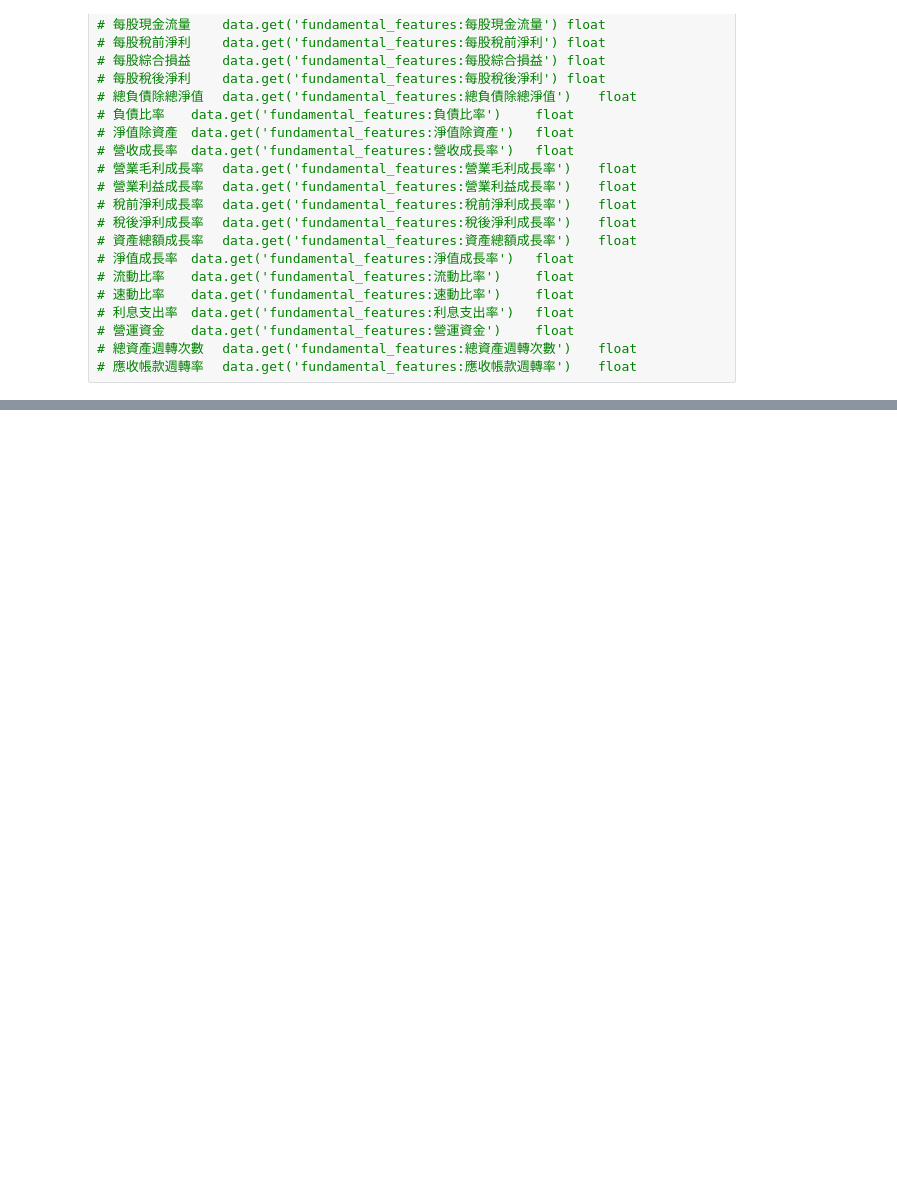
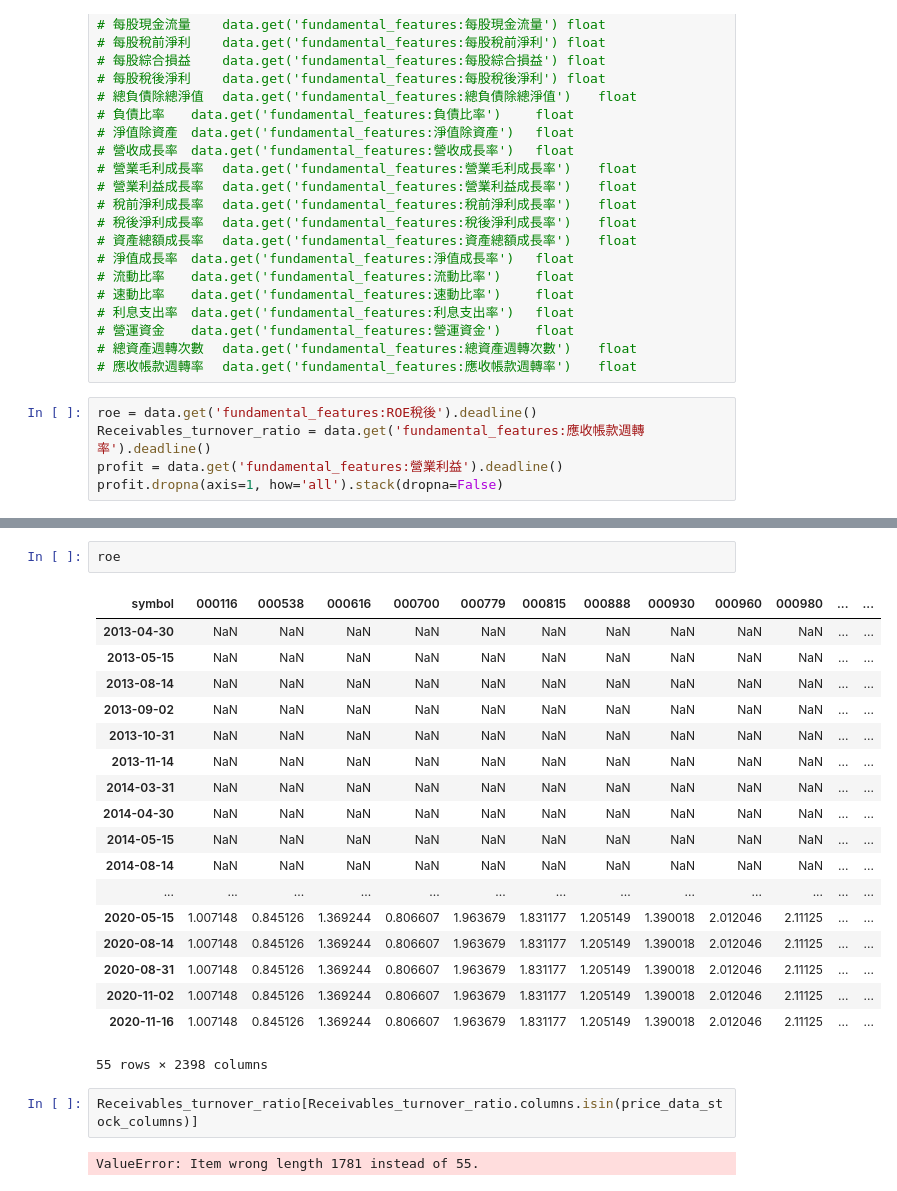
Before and after one commit to max0514/trading_bot, a Jupyter notebook: ML_financial_statement.ipynb, the cells around one changed output, grey strips where cells are left out. Saved outputs shown, nothing was run; the diff lists cells and outputs as text; blank space fills up the shorter version.

```diff
--- a/ML_financial_statement.ipynb
+++ b/ML_financial_statement.ipynb
@@ -67,3 +67,8 @@ finlab.login(str(os.getenv('FINLAB_API')))
 # 營運資金	data.get('fundamental_features:營運資金')	float
 # 總資產週轉次數	data.get('fundamental_features:總資產週轉次數')	float
 # 應收帳款週轉率	data.get('fundamental_features:應收帳款週轉率')	float
+# %%
+roe = data.get('fundamental_features:ROE稅後').deadline()
+Receivables_turnover_ratio = data.get('fundamental_features:應收帳款週轉率').deadline()
+profit = data.get('fundamental_features:營業利益').deadline()
+profit.dropna(axis=1, how='all').stack(dropna=False)
@@ -69,0 +93,25 @@ finlab.login(str(os.getenv('FINLAB_API')))
+# %%
+roe
+# %% [output]
+| symbol | 000116 | 000538 | 000616 | 000700 | 000779 | 000815 | 000888 | 000930 | 000960 | 000980 | ... | ... |
+| 2013-04-30 | NaN | NaN | NaN | NaN | NaN | NaN | NaN | NaN | NaN | NaN | ... | ... |
+| 2013-05-15 | NaN | NaN | NaN | NaN | NaN | NaN | NaN | NaN | NaN | NaN | ... | ... |
+| 2013-08-14 | NaN | NaN | NaN | NaN | NaN | NaN | NaN | NaN | NaN | NaN | ... | ... |
+| 2013-09-02 | NaN | NaN | NaN | NaN | NaN | NaN | NaN | NaN | NaN | NaN | ... | ... |
+| 2013-10-31 | NaN | NaN | NaN | NaN | NaN | NaN | NaN | NaN | NaN | NaN | ... | ... |
+| 2013-11-14 | NaN | NaN | NaN | NaN | NaN | NaN | NaN | NaN | NaN | NaN | ... | ... |
+| 2014-03-31 | NaN | NaN | NaN | NaN | NaN | NaN | NaN | NaN | NaN | NaN | ... | ... |
+| 2014-04-30 | NaN | NaN | NaN | NaN | NaN | NaN | NaN | NaN | NaN | NaN | ... | ... |
+| 2014-05-15 | NaN | NaN | NaN | NaN | NaN | NaN | NaN | NaN | NaN | NaN | ... | ... |
+| 2014-08-14 | NaN | NaN | NaN | NaN | NaN | NaN | NaN | NaN | NaN | NaN | ... | ... |
+| ... | ... | ... | ... | ... | ... | ... | ... | ... | ... | ... | ... | ... |
+| 2020-05-15 | 1.007148 | 0.845126 | 1.369244 | 0.806607 | 1.963679 | 1.831177 | 1.205149 | 1.390018 | 2.012046 | 2.11125 | ... | ... |
+| 2020-08-14 | 1.007148 | 0.845126 | 1.369244 | 0.806607 | 1.963679 | 1.831177 | 1.205149 | 1.390018 | 2.012046 | 2.11125 | ... | ... |
+| 2020-08-31 | 1.007148 | 0.845126 | 1.369244 | 0.806607 | 1.963679 | 1.831177 | 1.205149 | 1.390018 | 2.012046 | 2.11125 | ... | ... |
+| 2020-11-02 | 1.007148 | 0.845126 | 1.369244 | 0.806607 | 1.963679 | 1.831177 | 1.205149 | 1.390018 | 2.012046 | 2.11125 | ... | ... |
+| 2020-11-16 | 1.007148 | 0.845126 | 1.369244 | 0.806607 | 1.963679 | 1.831177 | 1.205149 | 1.390018 | 2.012046 | 2.11125 | ... | ... |
+55 rows × 2398 columns
+# %%
+Receivables_turnover_ratio[Receivables_turnover_ratio.columns.isin(price_data_stock_columns)]
+# %% [output]
+ValueError: Item wrong length 1781 instead of 55.
```
Also changed, not shown: parts of 16 cells of this notebook.
